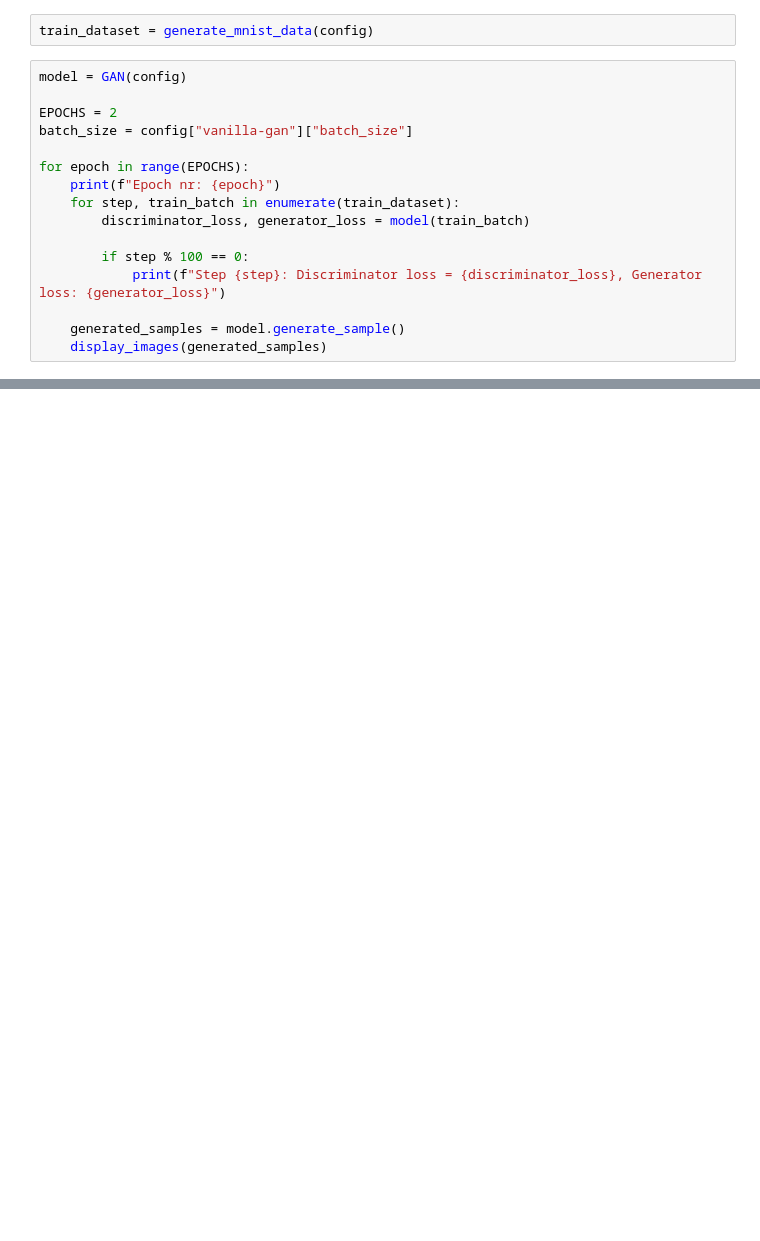
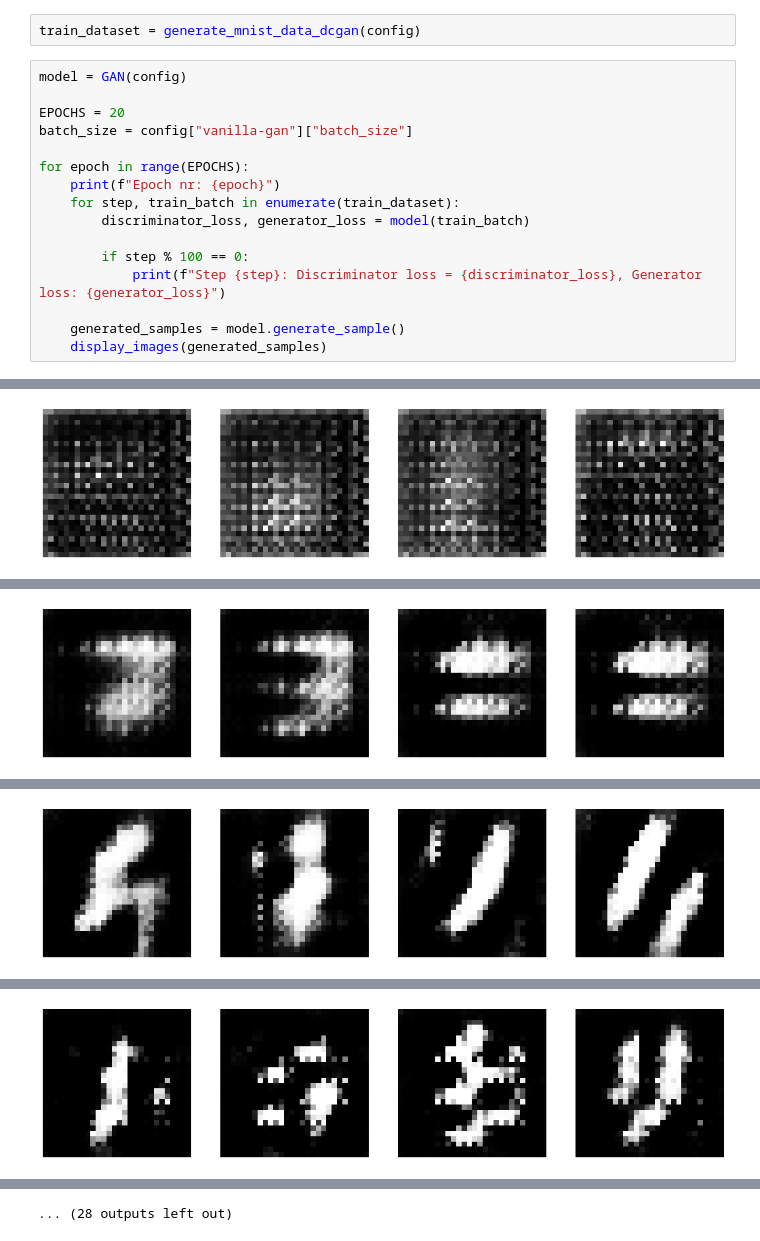
Before and after one commit to Polvez/gan, a Jupyter notebook: run vanilla GAN.ipynb, the cells around one changed output, grey strips where cells are left out. Cells and saved outputs as stored; diff of their text form; blank space fills up the shorter version.

Commit message:
Add DCGAN and inception score

```diff
--- a/run vanilla GAN.ipynb
+++ b/run vanilla GAN.ipynb
@@ -8,11 +8,11 @@ from utils import display_images
 
 config = yaml.load(Path("config.yaml").read_text(), Loader=yaml.SafeLoader)
 # %%
-train_dataset = generate_mnist_data(config)
+train_dataset = generate_mnist_data_dcgan(config)
 # %%
 model = GAN(config)
 
-EPOCHS = 2
+EPOCHS = 20
 batch_size = config["vanilla-gan"]["batch_size"]
 
 for epoch in range(EPOCHS):
@@ -37,0 +33 @@ Step 700: Discriminator loss = 0.7241214513778687, Generator loss: 14.9411211013
+[figure, added]
@@ -37,0 +38 @@ Step 700: Discriminator loss = 0.7241214513778687, Generator loss: 14.9411211013
+[figure, added]
@@ -37,0 +43 @@ Step 700: Discriminator loss = 0.7241214513778687, Generator loss: 14.9411211013
+[figure, added]
@@ -37,0 +48 @@ Step 700: Discriminator loss = 0.7241214513778687, Generator loss: 14.9411211013
+[figure, added]
@@ -37,0 +59 @@ Step 700: Discriminator loss = 0.7241214513778687, Generator loss: 14.9411211013
+... (28 outputs left out)
```
Also changed, not shown: parts of 2 cells of this notebook, 5 other files.
